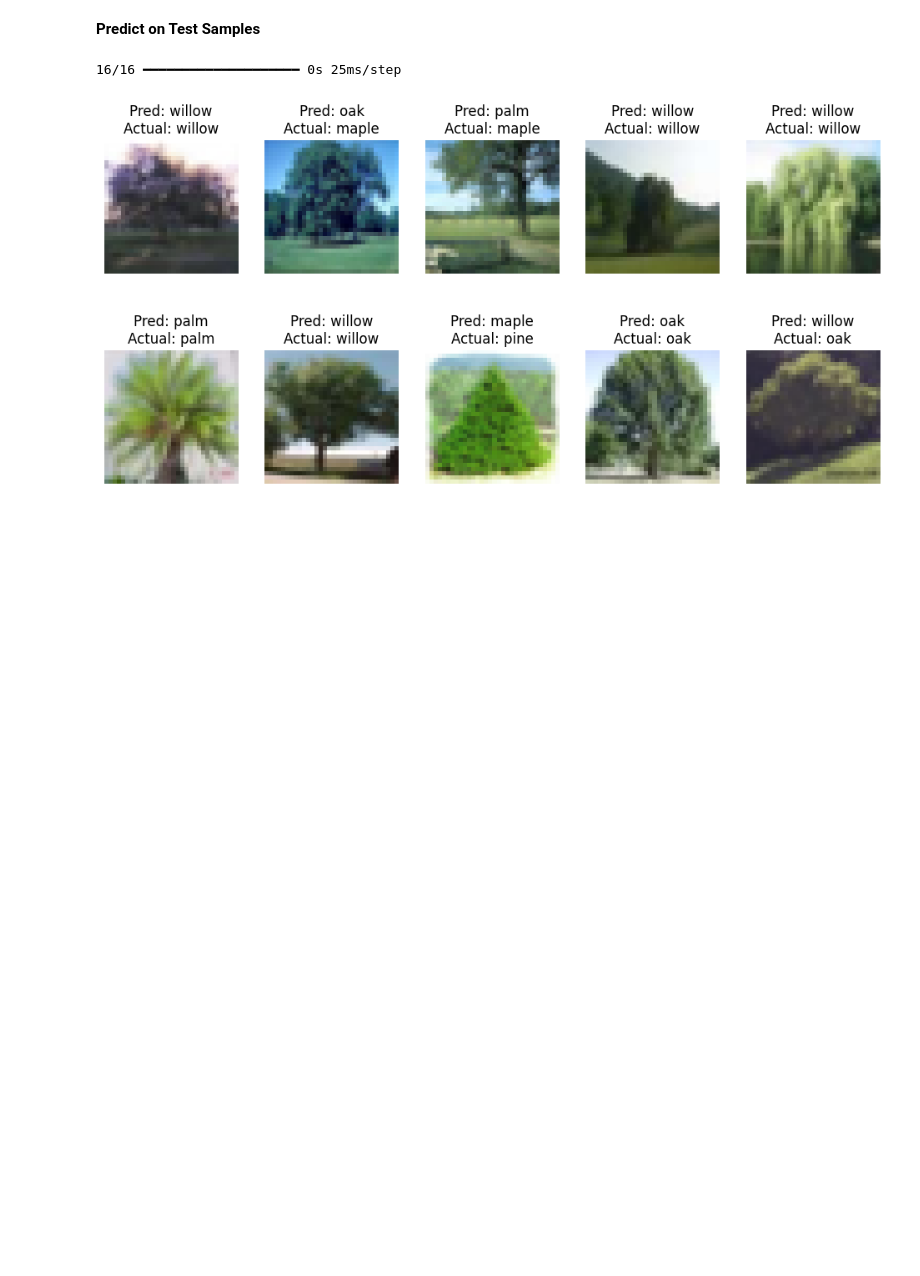
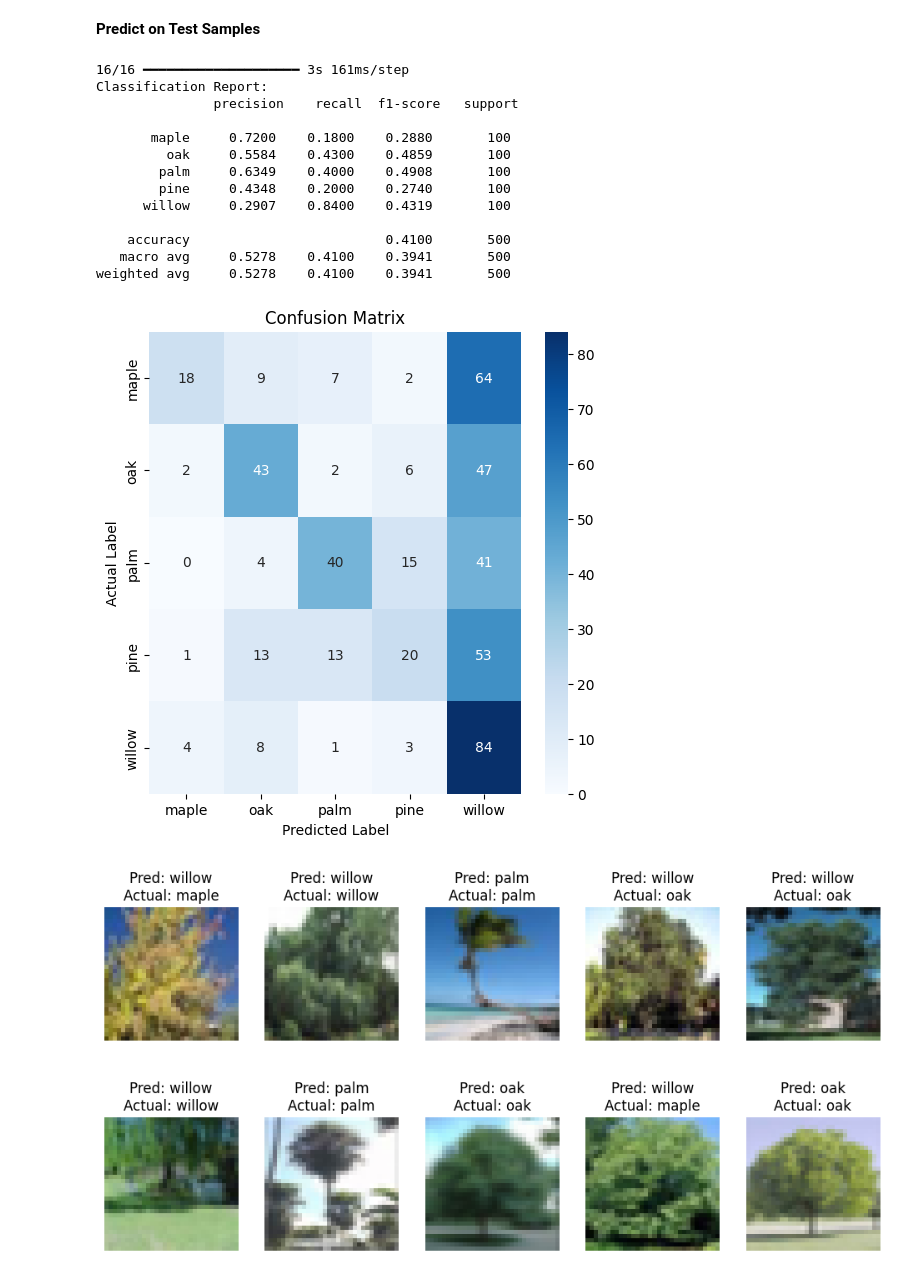
Before and after one commit to formesean/Tree-Image-Classifcation, a Jupyter notebook: tree_classification.ipynb, the cells around one changed output. Drawn from its saved outputs; the diff is of its cells as text; code cells hidden in the pictures; blank space fills up the shorter version.

```diff
--- a/tree_classification.ipynb
+++ b/tree_classification.ipynb
@@ -152,21 +170,9 @@ Model: "sequential"
 **Compile the model**
 # %%
 model.compile(
-    optimizer=Adam(learning_rate=0.001),
+    optimizer=Adam(learning_rate=0.0001, weight_decay=1e-5),
     loss="categorical_crossentropy",
     metrics=["accuracy"]
 )
 # %% [markdown]
 **Train model**
-# %%
-# Convert labels to one-hot encoding
-y_train_trees = to_categorical(y_train_trees, num_classes=5)
-y_test_trees = to_categorical(y_test_trees, num_classes=5)
-
-model.fit(
-    x_train_trees,
-    y_train_trees,
-    epochs=40,
-    validation_split=0.3,
-    shuffle=True
-)
@@ -191,0 +179,10 @@ Epoch 40/40
+# %%
+reduce_lr = ReduceLROnPlateau(monitor='val_loss', factor=0.5, patience=3, verbose=1, min_lr=1e-6)
+
+history = model.fit(
+    datagen.flow(x_train_trees, y_train_trees, batch_size=64),
+    epochs=25,
+    validation_data=datagen.flow(x_train_trees, y_train_trees, batch_size=64),
+    validation_split=0.2,
+    callbacks=[reduce_lr]
+)
@@ -205,24 +220,52 @@ Test Loss: 2.6433
 # %%
 # Get predictions
 predictions = model.predict(x_test_trees)
 
 # Convert outputs to class labels
 predicted_classes = np.argmax(predictions, axis=1)
 actual_classes = np.argmax(y_test_trees, axis=1)
+
+# Calculate accuracy per class
+report = classification_report(actual_classes, predicted_classes, target_names=tree_classes, digits=4)
+print("Classification Report:\n", report)
+
+# Compute confusion matrix
+conf_matrix = confusion_matrix(actual_classes, predicted_classes)
+
+# Display confusion matrix
+plt.figure(figsize=(6, 6))
+sns.heatmap(conf_matrix, annot=True, fmt="d", cmap="Blues", xticklabels=tree_classes, yticklabels=tree_classes)
+plt.xlabel("Predicted Label")
+plt.ylabel("Actual Label")
+plt.title("Confusion Matrix")
+plt.show()
 
 # Select random test samples
 num_samples = 10
 random_indices = np.random.choice(len(x_test_trees), num_samples, replace=False)
 
 # Plot images with actual and predicted labels
 plt.figure(figsize=(12, 6))
 for i, idx in enumerate(random_indices):
     plt.subplot(2, 5, i + 1)
     plt.imshow(x_test_trees[idx])
     plt.title(f"Pred: {tree_classes[predicted_classes[idx]]}\nActual: {tree_classes[actual_classes[idx]]}")
     plt.axis("off")
 
 plt.show()
 # %% [output]
-16/16 ━━━━━━━━━━━━━━━━━━━━ 0s 25ms/step
+16/16 ━━━━━━━━━━━━━━━━━━━━ 3s 161ms/step
+Classification Report:
+               precision    recall  f1-score   support
+
+       maple     0.7200    0.1800    0.2880       100
+         oak     0.5584    0.4300    0.4859       100
+        palm     0.6349    0.4000    0.4908       100
+        pine     0.4348    0.2000    0.2740       100
+      willow     0.2907    0.8400    0.4319       100
+
+    accuracy                         0.4100       500
+   macro avg     0.5278    0.4100    0.3941       500
+weighted avg     0.5278    0.4100    0.3941       500
-[figure, old version]
+[figure, new version]
+[figure, added]
```
Also changed, not shown: parts of 9 cells of this notebook.
